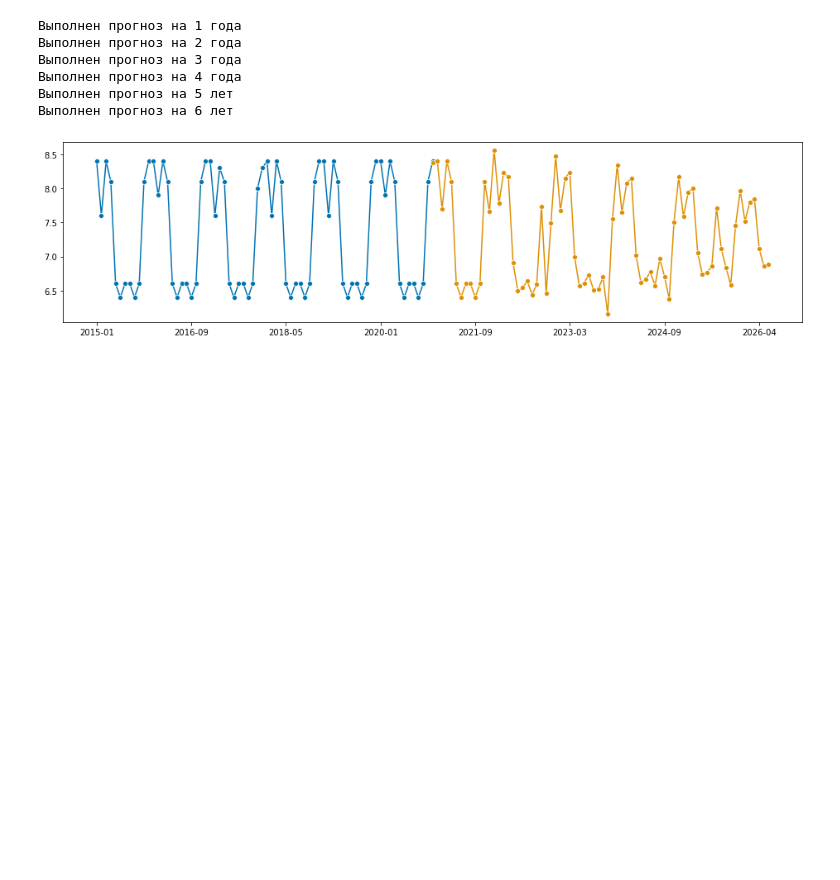
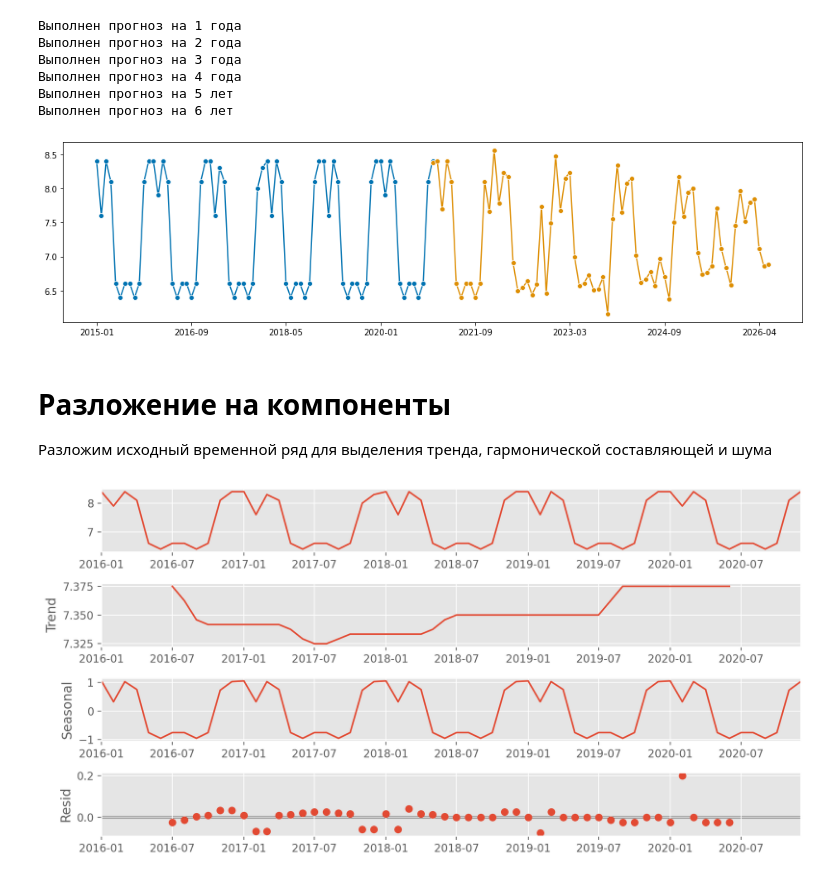
Before and after one commit to stureiko/TFP, a Jupyter notebook: TFP-ML-model.ipynb, the cells around one changed output. Cells and saved outputs as stored; diff of their text form; code cells hidden in the pictures; blank space fills up the shorter version.

```diff
--- a/TFP-ML-model.ipynb
+++ b/TFP-ML-model.ipynb
@@ -19,6 +19,8 @@ from sklearn.linear_model import LinearRegression
 from sklearn.tree import DecisionTreeRegressor
 from sklearn.ensemble import RandomForestRegressor
 # from lightgbm import LGBMRegressor
+
+from statsmodels.tsa.seasonal import seasonal_decompose
 
 # Модели временных рядов
 from sktime.datasets import load_airline
@@ -43,6 +45,11 @@ from sklearn.metrics import mean_squared_error as mse, r2_score as r2
 import warnings
 warnings.filterwarnings('ignore')
 warnings.simplefilter('ignore')
+
+# plt.style.use('ggplot')
+%config IPCompleter.greedy=True # ускоряет автокомплит
+plt.rcParams['figure.figsize'] = [10, 5] # задает размер графиков
+plt.rcParams['figure.dpi'] = 200 # устанавливает разрешение (при экспорте можно увеличить)
 # %% [markdown]
  ## поля датасета
 # %% [markdown]
@@ -164,3 +171,17 @@ plot_series(y_source, y_pred);
 Выполнен прогноз на 5 лет
 Выполнен прогноз на 6 лет
 [figure]
+# %% [markdown]
+# Разложение на компоненты
+Разложим исходный временной ряд для выделения тренда, гармонической составляющей и шума
+# %%
+y = df.loc[((df['line_name']==df['line_name'][1]) &
+             (df.date_time.dt.year > 2015))]\
+        [['tvp_without_rr', 'date_time']].fillna(0)
+y = y.set_index('date_time')
+y = pd.Series(y['tvp_without_rr'].values, index=y.index)
+
+result = seasonal_decompose(y, model='additive')
+result.plot();
+# %% [output]
+[figure, added]
```
Also changed, not shown: 3 other files.
